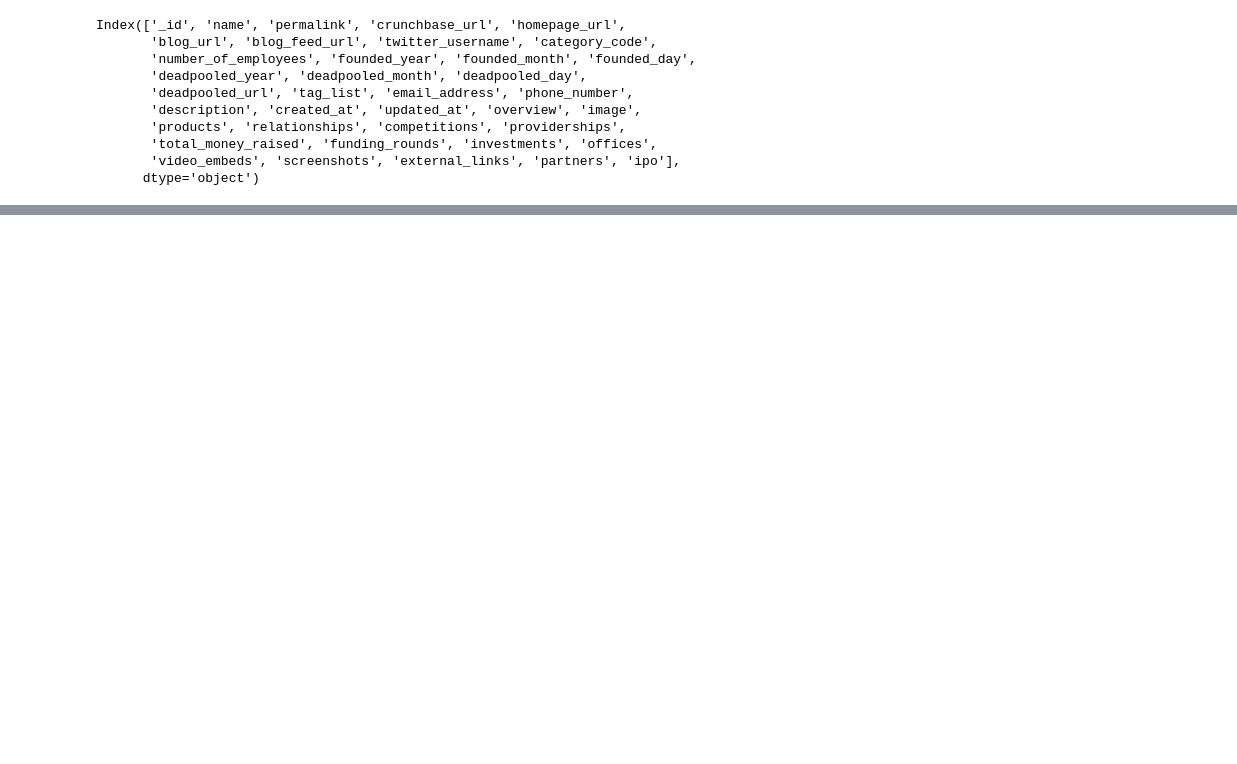
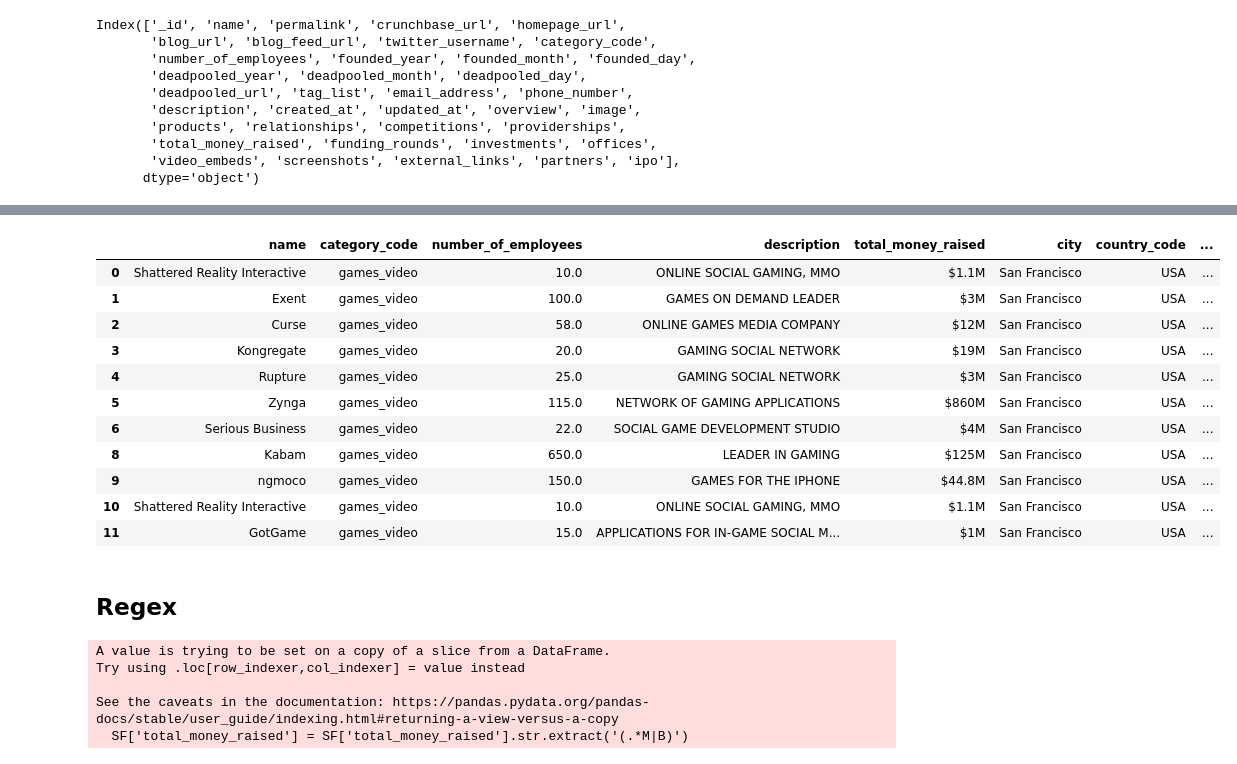
Before and after one commit to MaxTabo/PROJECT3, a Jupyter notebook: PROJECT3.ipynb, the cells around one changed output, grey strips where cells are left out. Drawn from its saved outputs; the diff is of its cells as text; code cells hidden in the pictures; blank space fills up the shorter version.

```diff
--- a/PROJECT3.ipynb
+++ b/PROJECT3.ipynb
@@ -221,0 +200,33 @@ Hamburg           1
+# %%
+T['city'] = T['city'].str.strip()
+# %%
+T['city'] = T['city'].astype(str)
+# %%
+SF=T[T["city"] =='San Francisco']
+# %%
+SF.reset_index(drop=True, inplace=True)
+# %%
+SF
+# %% [output]
+|  | name | category_code | number_of_employees | description | total_money_raised | city | country_code | ... |
+| 0 | Shattered Reality Interactive | games_video | 10.0 | ONLINE SOCIAL GAMING, MMO | $1.1M | San Francisco | USA | ... |
+| 1 | Exent | games_video | 100.0 | GAMES ON DEMAND LEADER | $3M | San Francisco | USA | ... |
+| 2 | Curse | games_video | 58.0 | ONLINE GAMES MEDIA COMPANY | $12M | San Francisco | USA | ... |
+| 3 | Kongregate | games_video | 20.0 | GAMING SOCIAL NETWORK | $19M | San Francisco | USA | ... |
+| 4 | Rupture | games_video | 25.0 | GAMING SOCIAL NETWORK | $3M | San Francisco | USA | ... |
+| 5 | Zynga | games_video | 115.0 | NETWORK OF GAMING APPLICATIONS | $860M | San Francisco | USA | ... |
+| 6 | Serious Business | games_video | 22.0 | SOCIAL GAME DEVELOPMENT STUDIO | $4M | San Francisco | USA | ... |
+| 8 | Kabam | games_video | 650.0 | LEADER IN GAMING | $125M | San Francisco | USA | ... |
+| 9 | ngmoco | games_video | 150.0 | GAMES FOR THE IPHONE | $44.8M | San Francisco | USA | ... |
+| 10 | Shattered Reality Interactive | games_video | 10.0 | ONLINE SOCIAL GAMING, MMO | $1.1M | San Francisco | USA | ... |
+| 11 | GotGame | games_video | 15.0 | APPLICATIONS FOR IN-GAME SOCIAL M... | $1M | San Francisco | USA | ... |
+# %% [markdown]
+## Regex
+# %%
+SF['total_money_raised'] = SF['total_money_raised'].str.extract('(.*M|B)')
+# %% [output]
+A value is trying to be set on a copy of a slice from a DataFrame.
+Try using .loc[row_indexer,col_indexer] = value instead
+
+See the caveats in the documentation: https://pandas.pydata.org/pandas-docs/stable/user_guide/indexing.html#returning-a-view-versus-a-copy
+  SF['total_money_raised'] = SF['total_money_raised'].str.extract('(.*M|B)')
```
Also changed, not shown: parts of 144 cells of this notebook, 9 other files.
